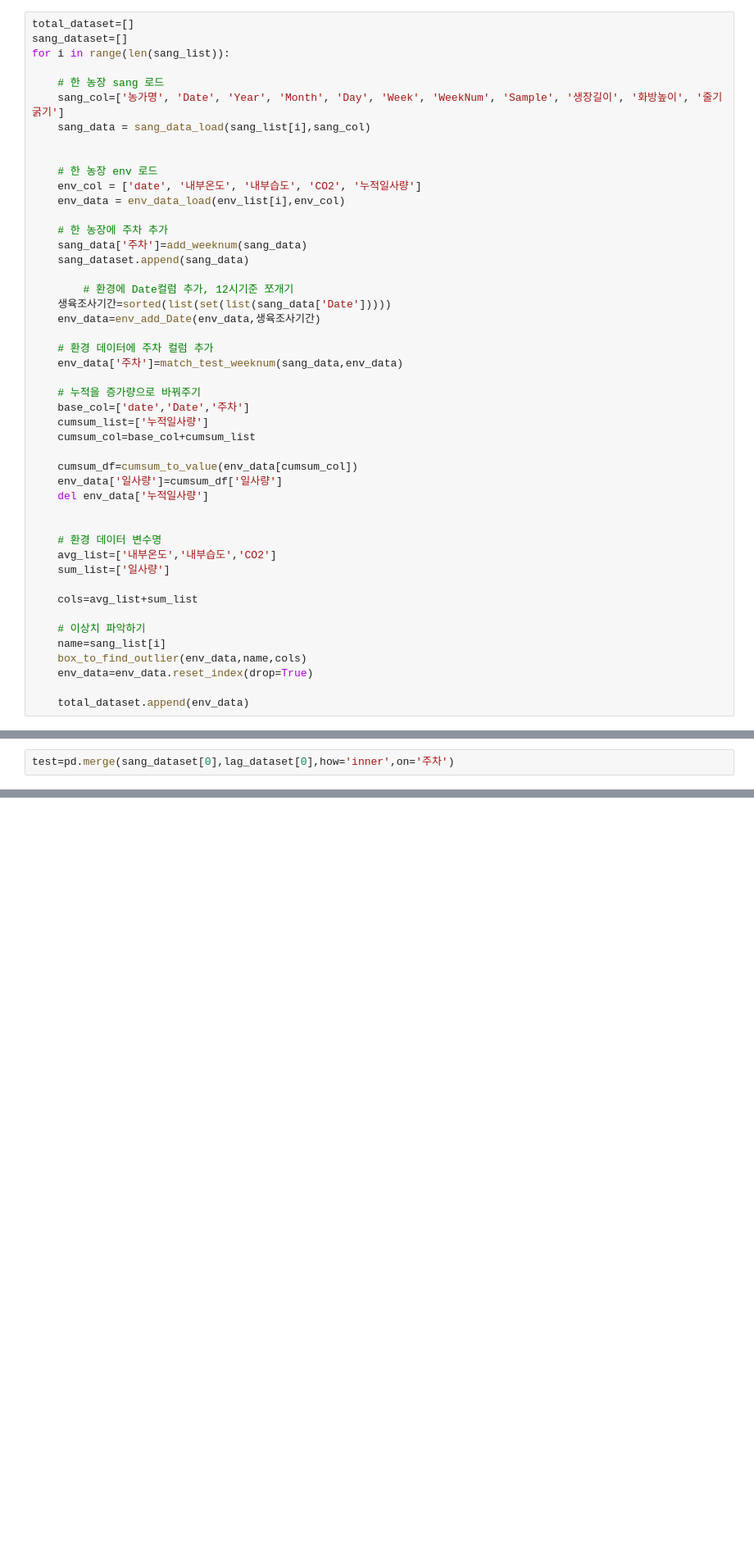
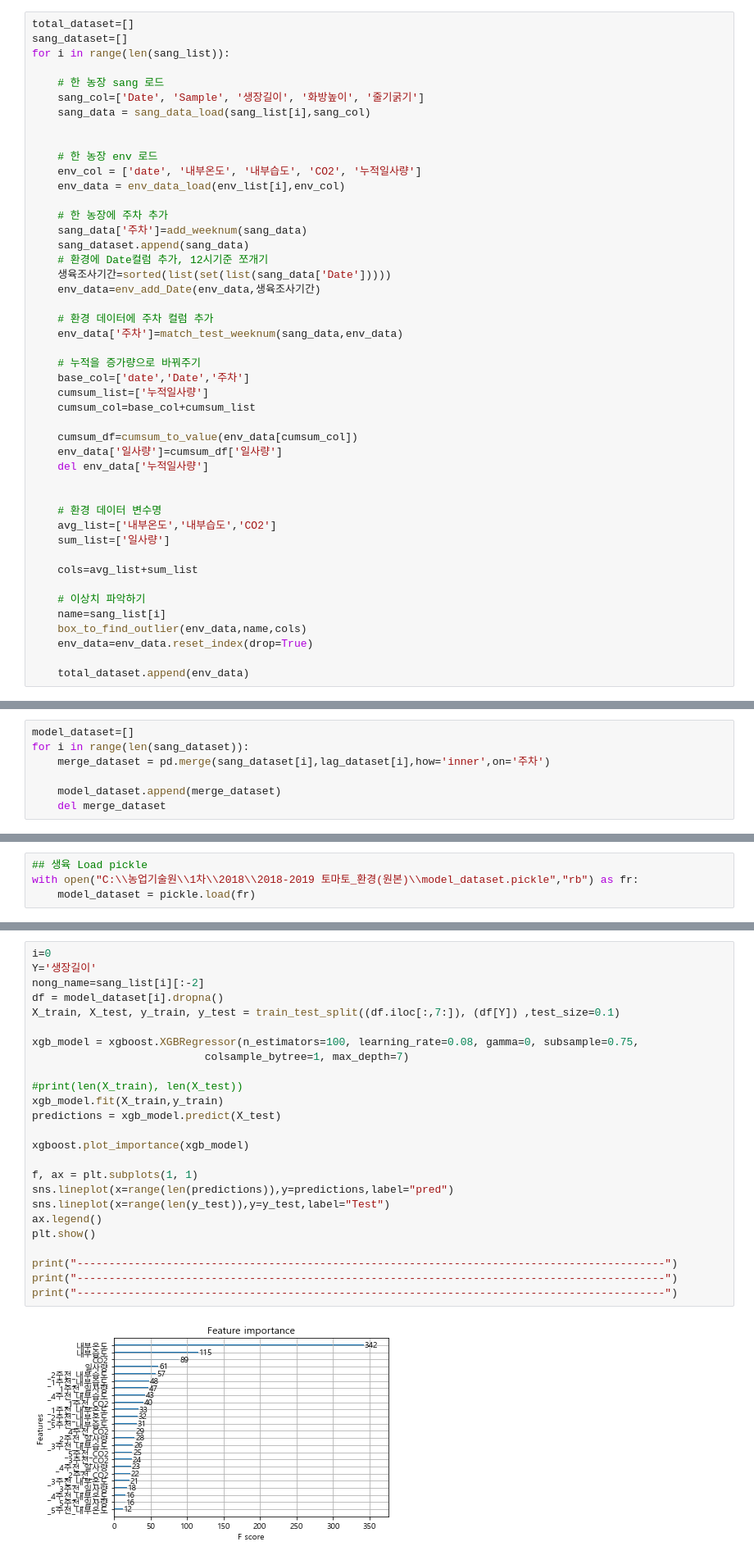
Before and after one commit to meucham11/nong_intern, a Jupyter notebook: 03_지연변수와 회귀.ipynb, the cells around one changed output, grey strips where cells are left out. Shown at 82% size. Drawn from its saved outputs; the diff is of its cells as text; blank space fills up the shorter version.

```diff
--- a/03_지연변수와 회귀.ipynb
+++ b/03_지연변수와 회귀.ipynb
@@ -243,7 +237,7 @@ sang_dataset=[]
 for i in range(len(sang_list)):
 
     # 한 농장 sang 로드
-    sang_col=['농가명', 'Date', 'Year', 'Month', 'Day', 'Week', 'WeekNum', 'Sample', '생장길이', '화방높이', '줄기굵기']
+    sang_col=['Date', 'Sample', '생장길이', '화방높이', '줄기굵기']
     sang_data = sang_data_load(sang_list[i],sang_col)
 
 
@@ -254,8 +248,7 @@ for i in range(len(sang_list)):
     # 한 농장에 주차 추가
     sang_data['주차']=add_weeknum(sang_data)
     sang_dataset.append(sang_data)
-
-        # 환경에 Date컬럼 추가, 12시기준 쪼개기
+    # 환경에 Date컬럼 추가, 12시기준 쪼개기
     생육조사기간=sorted(list(set(list(sang_data['Date']))))
     env_data=env_add_Date(env_data,생육조사기간)
 
@@ -426,2 +425,7 @@ for p in pivot_set:
 # %%
-test=pd.merge(sang_dataset[0],lag_dataset[0],how='inner',on='주차')
+model_dataset=[]
+for i in range(len(sang_dataset)):
+    merge_dataset = pd.merge(sang_dataset[i],lag_dataset[i],how='inner',on='주차')
+
+    model_dataset.append(merge_dataset)
+    del merge_dataset
@@ -445,0 +442,4 @@ test.head(10)
+# %%
+## 생육 Load pickle
+with open("C:\\농업기술원\\1차\\2018\\2018-2019 토마토_환경(원본)\\model_dataset.pickle","rb") as fr:
+    model_dataset = pickle.load(fr)
@@ -535,0 +509,27 @@ X_train, X_test, y_train, y_test = train_test_split((test2.iloc[:,4:]), (test2['
+# %%
+i=0
+Y='생장길이'
+nong_name=sang_list[i][:-2]
+df = model_dataset[i].dropna()
+X_train, X_test, y_train, y_test = train_test_split((df.iloc[:,7:]), (df[Y]) ,test_size=0.1)
+
+xgb_model = xgboost.XGBRegressor(n_estimators=100, learning_rate=0.08, gamma=0, subsample=0.75,
+                           colsample_bytree=1, max_depth=7)
+
+#print(len(X_train), len(X_test))
+xgb_model.fit(X_train,y_train)
+predictions = xgb_model.predict(X_test)
+
+xgboost.plot_importance(xgb_model)
+
+f, ax = plt.subplots(1, 1)
+sns.lineplot(x=range(len(predictions)),y=predictions,label="pred")
+sns.lineplot(x=range(len(y_test)),y=y_test,label="Test")
+ax.legend()
+plt.show()
+
+print("--------------------------------------------------------------------------------------------")
+print("--------------------------------------------------------------------------------------------")
+print("--------------------------------------------------------------------------------------------")
+# %% [output]
+[figure, added]
```
Also changed, not shown: parts of 29 cells of this notebook.
